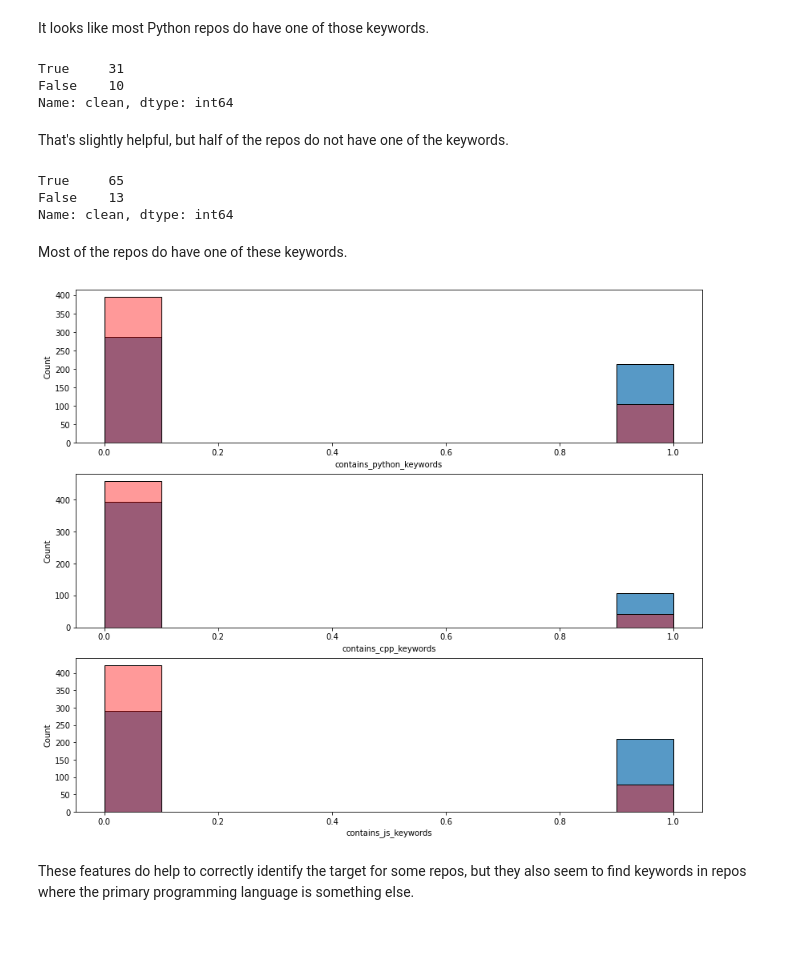
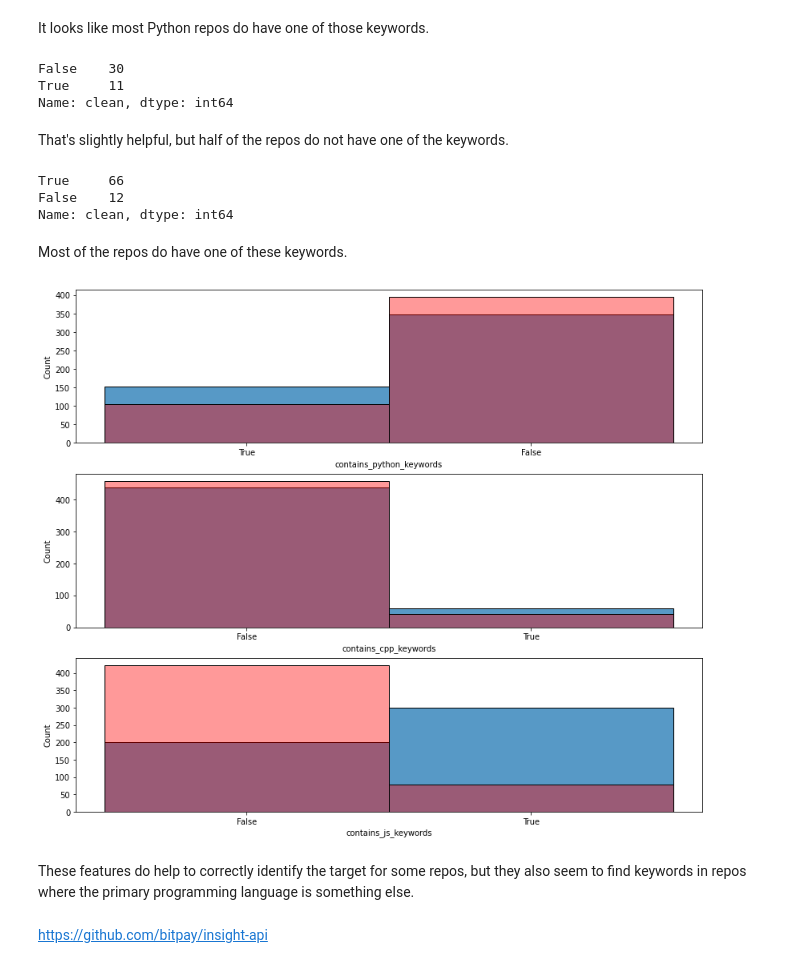
Before and after one commit to Garcia-Hensley-Nichols-NLP-project/GHN-NLP-project, a Jupyter notebook: explore.ipynb, the cells around one changed output. Drawn from its saved outputs; the diff is of its cells as text; code cells hidden in the pictures; blank space fills up the shorter version.

```diff
--- a/explore.ipynb
+++ b/explore.ipynb
@@ -683,7 +689,7 @@ Any README that does not fit into one of these three categories will be classifi
 # Let's start with the Python keywords. We want to know if finding one of the keywords is fairly indicative
 # of the repo being a Python repo.
 
-keywords = [
+python_keywords = [
     'python',
     'pip',
     'pddataframe',
@@ -699,7 +705,7 @@ keywords = [
     'pytest'
 ]
 
-df[python].clean.str.contains(''.join(fr'({keyword})|' for keyword in keywords).rstrip('|'), regex = True).value_counts()
+df[python].clean.str.contains(''.join(fr'({keyword})|' for keyword in python_keywords).rstrip('|'), regex = True).value_counts()
 # %% [output]
 True     83
 False    21
@@ -710,19 +716,17 @@ It looks like most Python repos do have one of those keywords.
 # Now let's try the C++ keywords. We want to know if finding one of the keywords is fairly indicative
 # of the repo being a C++ repo.
 
-keywords = [
+cpp_keywords = [
     'c\+\+',
-    'c',
     'blackbird',
     'gnu',
-    'g\+\+',
-    'make'
+    'g\+\+'
 ]
 
-df[c_plus_plus].clean.str.contains(''.join(fr'({keyword})|' for keyword in keywords).rstrip('|'), regex = True).value_counts()
+df[c_plus_plus].clean.str.contains(''.join(fr'({keyword})|' for keyword in cpp_keywords).rstrip('|'), regex = True).value_counts()
 # %% [output]
-True     31
-False    10
+False    30
+True     11
 Name: clean, dtype: int64
 # %% [markdown]
 That's slightly helpful, but half of the repos do not have one of the keywords.
@@ -730,7 +734,7 @@ That's slightly helpful, but half of the repos do not have one of the keywords.
 # Now let's try the JavaScript keywords. We want to know if finding one of the keywords is fairly indicative
 # of the repo being a JavaScript repo.
 
-keywords = [
+js_keywords = [
     'js',
     'docker',
     'npm',
@@ -741,13 +745,14 @@ keywords = [
     'reactjs',
     'node.js',
     'react.js'
-    'ccxt'
+    'ccxt',
+    'server'
 ]
 
-df[javascript].clean.str.contains(''.join(fr'({keyword})|' for keyword in keywords).rstrip('|'), regex = True).value_counts()
+df[javascript].clean.str.contains(''.join(fr'({keyword})|' for keyword in js_keywords).rstrip('|'), regex = True).value_counts()
 # %% [output]
-True     65
-False    13
+True     66
+False    12
 Name: clean, dtype: int64
 # %% [markdown]
 Most of the repos do have one of these keywords.
@@ -755,21 +760,23 @@ Most of the repos do have one of these keywords.
 # Now let's try creating this feature. It will be easier to create three separate features for this:
 # 'contains_python_keywords', 'contains_cpp_keywords', and 'contains_js_keywords'
 
-df['contains_python_keywords'] = df.clean.str.contains(r'(python)|(import)|(pip)|(pddataframe)|(python3)', regex = True).astype(int)
-df['contains_cpp_keywords'] = df.clean.str.contains(r'(windows)|(linux)|(blackbird)', regex = True).astype(int)
-df['contains_js_keywords'] = df.clean.str.contains(r'(js)|(docker)|(npm)|(javascript)', regex = True).astype(int)
+df['contains_python_keywords'] = df.clean.str.contains(''.join(fr'({keyword})|' for keyword in python_keywords).rstrip('|'), regex = True).astype(str)
+df['contains_cpp_keywords'] = df.clean.str.contains(''.join(fr'({keyword})|' for keyword in cpp_keywords).rstrip('|'), regex = True).astype(str)
+df['contains_js_keywords'] = df.clean.str.contains(''.join(fr'({keyword})|' for keyword in js_keywords).rstrip('|'), regex = True).astype(str)
 # %%
 fig, ax = plt.subplots(ncols = 1, nrows = 3, figsize = (14, 12))
 
 sns.histplot(data = df.contains_python_keywords, ax = ax[0])
-sns.histplot(data = (df.language == 'Python').astype(int), alpha = 0.4, color = 'red', ax = ax[0])
+sns.histplot(data = (df.language == 'Python').astype(bool).astype(str), alpha = 0.4, color = 'red', ax = ax[0])
 
 sns.histplot(data = df.contains_cpp_keywords, ax = ax[1])
-sns.histplot(data = (df.language == 'C++').astype(int), alpha = 0.4, color = 'red', ax = ax[1])
+sns.histplot(data = (df.language == 'C++').astype(bool).astype(str), alpha = 0.4, color = 'red', ax = ax[1])
 
 sns.histplot(data = df.contains_js_keywords, ax = ax[2])
-sns.histplot(data = (df.language == 'JavaScript').astype(int), alpha = 0.4, color = 'red', ax = ax[2]);
+sns.histplot(data = (df.language == 'JavaScript').astype(bool).astype(str), alpha = 0.4, color = 'red', ax = ax[2]);
 # %% [output]
-[figure, old version]
+[figure, new version]
 # %% [markdown]
 These features do help to correctly identify the target for some repos, but they also seem to find keywords in repos where the primary programming language is something else.
+# %% [markdown]
+https://github.com/bitpay/insight-api
```
Also changed, not shown: parts of 22 cells of this notebook.
